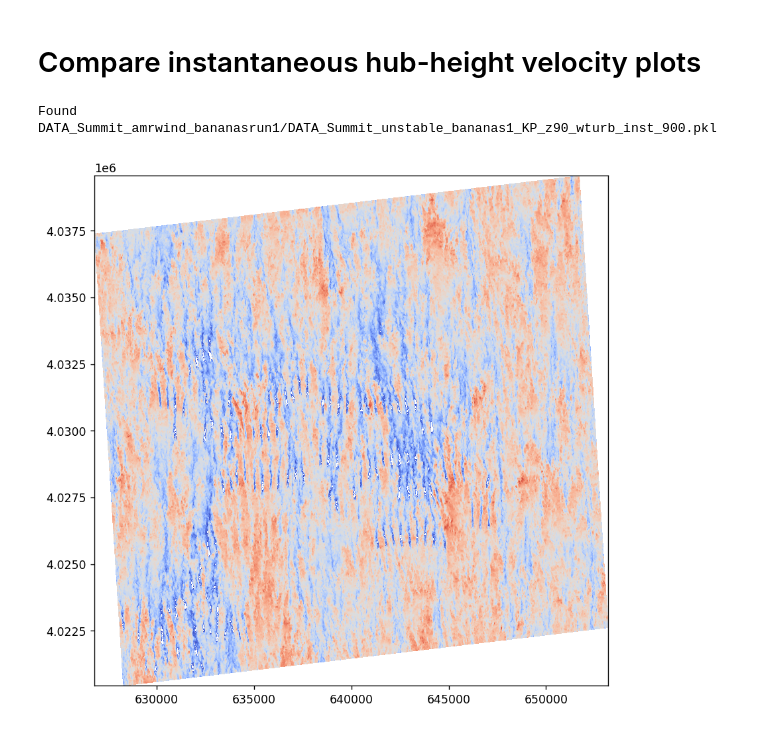
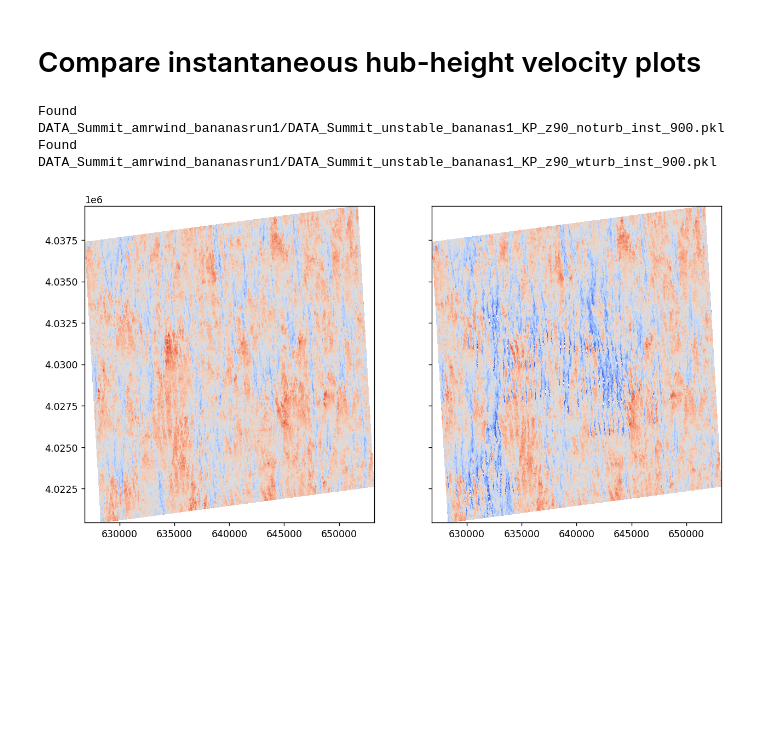
Before and after one commit to lawrenceccheung/AWAKEN_summit_setup, a Jupyter notebook: CompareResults/HubHeightPlanes/Unstable/CompareInstantaneous.ipynb, the cells around one changed output. Saved outputs shown, nothing was run; the diff lists cells and outputs as text; code cells hidden in the pictures; blank space fills up the shorter version.

Commit message:
Added more data to HubHeightPlanes

```diff
--- a/CompareResults/HubHeightPlanes/Unstable/CompareInstantaneous.ipynb
+++ b/CompareResults/HubHeightPlanes/Unstable/CompareInstantaneous.ipynb
@@ -70,20 +70,31 @@ for data in datasets:
 # %%
 # Plot all farm cases
 vlevels = np.linspace(5,13,101)
 fieldtype = 'instantaneous'
 farm      = 'KingPlains'
 
 for data in datadefs:
     dirpath  = data['dirpath']
+    fig, axs = plt.subplots(1,2,figsize=(12,6), dpi=125, sharey=True)
+
+    filename = data[farm][fieldtype]['precursorrun']['filename']
+    url      = data[farm][fieldtype]['precursorrun']['url']
+    fullfilename = downloadFileIfNeeded(dirpath, filename, url)
+    ax=axs[0]
+    x, y, z, vx, vy, vz = loadPickle(fullfilename)
+    vh = np.sqrt(vx**2 + vy**2)
+    plotv = vh if len(vh.shape)==2 else vh[0,:,:]
+    c=ax.contourf(x, y, plotv, levels=vlevels, cmap='coolwarm')
+
     filename = data[farm][fieldtype]['turbinerun']['filename']
     url      = data[farm][fieldtype]['turbinerun']['url']
     fullfilename = downloadFileIfNeeded(dirpath, filename, url)
-
-    fig, axs = plt.subplots(1,1,figsize=(8,8), dpi=125, sharey=True)
-    ax=axs
+    ax=axs[1]
     x, y, z, vx, vy, vz = loadPickle(fullfilename)
     vh = np.sqrt(vx**2 + vy**2)
-    c=ax.contourf(x, y, vh[0,:,:], levels=vlevels, cmap='coolwarm')
+    plotv = vh if len(vh.shape)==2 else vh[0,:,:]
+    c=ax.contourf(x, y, plotv, levels=vlevels, cmap='coolwarm')
 # %% [output]
+Found DATA_Summit_amrwind_bananasrun1/DATA_Summit_unstable_bananas1_KP_z90_noturb_inst_900.pkl
 Found DATA_Summit_amrwind_bananasrun1/DATA_Summit_unstable_bananas1_KP_z90_wturb_inst_900.pkl
-[figure, old version]
+[figure, new version]
```
Also changed, not shown: parts of 1 cell of this notebook, 3 other files.
